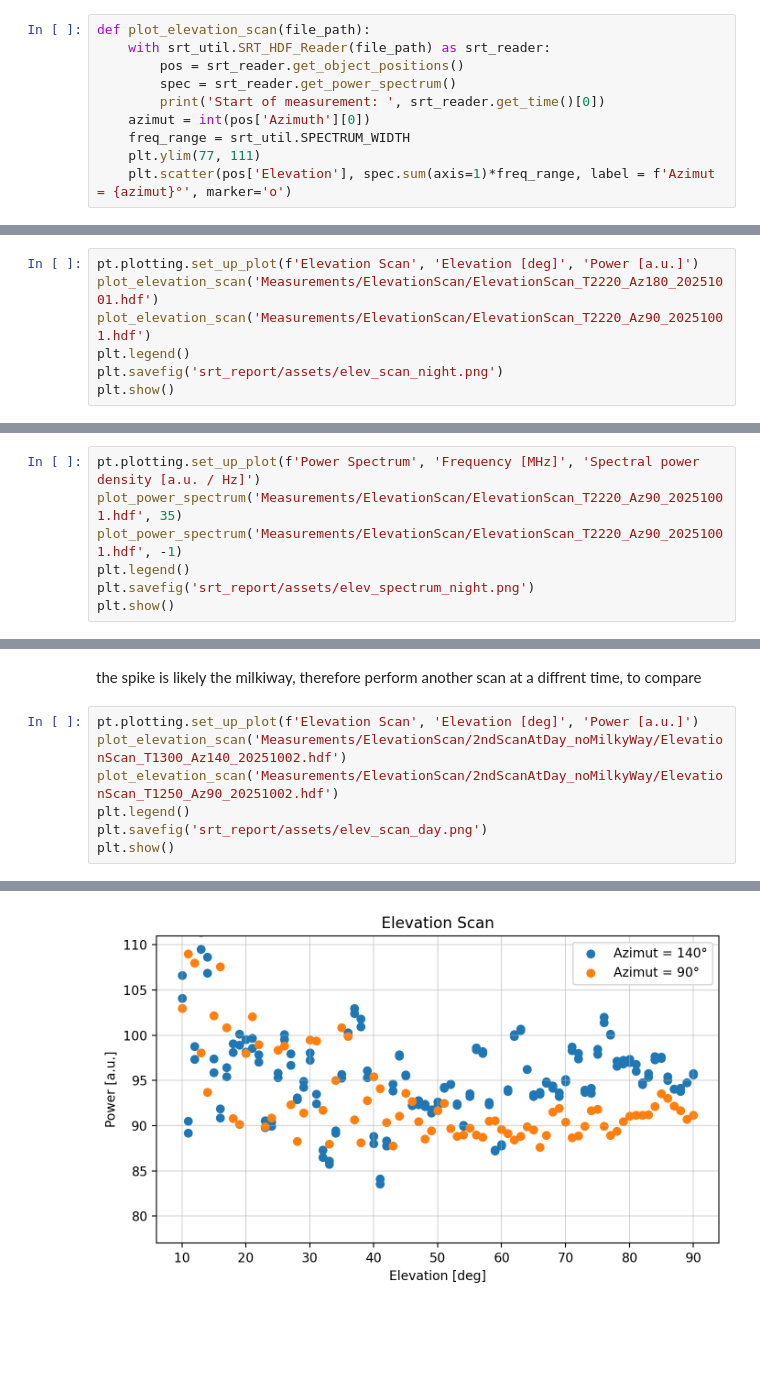
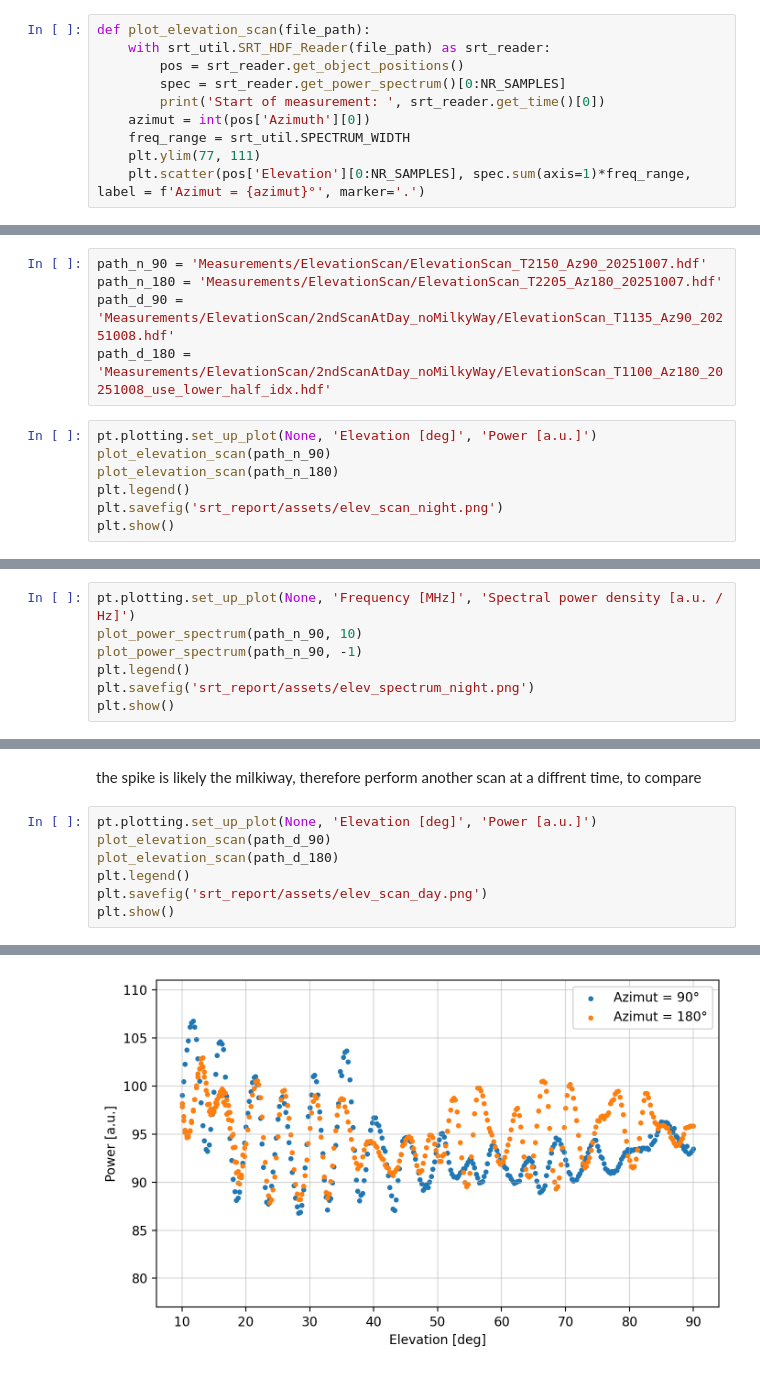
Before and after one commit to SecretGmG/lab, a Jupyter notebook: srt/elevation_scan.ipynb, the cells around one changed output, grey strips where cells are left out. Drawn from its saved outputs; the diff is of its cells as text; blank space fills up the shorter version.

```diff
--- a/srt/elevation_scan.ipynb
+++ b/srt/elevation_scan.ipynb
@@ -7,12 +9,12 @@ pt.plotting.set_theme()
 def plot_elevation_scan(file_path):
     with srt_util.SRT_HDF_Reader(file_path) as srt_reader:
         pos = srt_reader.get_object_positions()
-        spec = srt_reader.get_power_spectrum()
+        spec = srt_reader.get_power_spectrum()[0:NR_SAMPLES]
         print('Start of measurement: ', srt_reader.get_time()[0])
     azimut = int(pos['Azimuth'][0])
     freq_range = srt_util.SPECTRUM_WIDTH
     plt.ylim(77, 111)
-    plt.scatter(pos['Elevation'], spec.sum(axis=1)*freq_range, label = f'Azimut = {azimut}°', marker='o')
+    plt.scatter(pos['Elevation'][0:NR_SAMPLES], spec.sum(axis=1)*freq_range, label = f'Azimut = {azimut}°', marker='.')
 # %%
 def plot_power_spectrum(file_path: str, idx: int):
     with srt_util.SRT_HDF_Reader(file_path) as srt_reader:
@@ -22,10 +24,15 @@ def plot_power_spectrum(file_path: str, idx: int):
         plt.ylim(0.2e-7,1.65e-7)
         plt.plot(srt_util.SPECTROMETER_FREQUENCIES / 1e6, spec, label = f'Azimuth = {azimut}°, Elevation = {elevation}°')
         plt.xticks(srt_util.SPECTROMETER_TICKS / 1e6)
+# %%
+path_n_90 = 'Measurements/ElevationScan/ElevationScan_T2150_Az90_20251007.hdf'
+path_n_180 = 'Measurements/ElevationScan/ElevationScan_T2205_Az180_20251007.hdf'
+path_d_90 = 'Measurements/ElevationScan/2ndScanAtDay_noMilkyWay/ElevationScan_T1135_Az90_20251008.hdf'
+path_d_180 = 'Measurements/ElevationScan/2ndScanAtDay_noMilkyWay/ElevationScan_T1100_Az180_20251008_use_lower_half_idx.hdf'
 # %%
-pt.plotting.set_up_plot(f'Elevation Scan', 'Elevation [deg]', 'Power [a.u.]')
-plot_elevation_scan('Measurements/ElevationScan/ElevationScan_T2220_Az180_20251001.hdf')
-plot_elevation_scan('Measurements/ElevationScan/ElevationScan_T2220_Az90_20251001.hdf')
+pt.plotting.set_up_plot(None, 'Elevation [deg]', 'Power [a.u.]')
+plot_elevation_scan(path_n_90)
+plot_elevation_scan(path_n_180)
 plt.legend()
 plt.savefig('srt_report/assets/elev_scan_night.png')
 plt.show()
@@ -36,7 +43,7 @@ Start of measurement:  2025-10-01T20:23:33
 # %%
-pt.plotting.set_up_plot(f'Power Spectrum', 'Frequency [MHz]', 'Spectral power density [a.u. / Hz]')
-plot_power_spectrum('Measurements/ElevationScan/ElevationScan_T2220_Az90_20251001.hdf', 35)
-plot_power_spectrum('Measurements/ElevationScan/ElevationScan_T2220_Az90_20251001.hdf', -1)
+pt.plotting.set_up_plot(None, 'Frequency [MHz]', 'Spectral power density [a.u. / Hz]')
+plot_power_spectrum(path_n_90, 10)
+plot_power_spectrum(path_n_90, -1)
 plt.legend()
 plt.savefig('srt_report/assets/elev_spectrum_night.png')
 plt.show()
@@ -45,9 +52,9 @@ plt.show()
 # %% [markdown]
 the spike is likely the milkiway, therefore perform another scan at a diffrent time, to compare
 # %%
-pt.plotting.set_up_plot(f'Elevation Scan', 'Elevation [deg]', 'Power [a.u.]')
-plot_elevation_scan('Measurements/ElevationScan/2ndScanAtDay_noMilkyWay/ElevationScan_T1300_Az140_20251002.hdf')
-plot_elevation_scan('Measurements/ElevationScan/2ndScanAtDay_noMilkyWay/ElevationScan_T1250_Az90_20251002.hdf')
+pt.plotting.set_up_plot(None, 'Elevation [deg]', 'Power [a.u.]')
+plot_elevation_scan(path_d_90)
+plot_elevation_scan(path_d_180)
 plt.legend()
 plt.savefig('srt_report/assets/elev_scan_day.png')
 plt.show()
@@ -57,3 +64,3 @@ Start of measurement:  2025-10-02T10:51:30
-[figure, old version]
+[figure, new version]
 # %%
 pt.plotting.set_up_plot(f'Power Spectrum', 'Frequeny [MHz]', 'Spectral power density [a.u. / Hz]')
```
Also changed, not shown: parts of 5 cells of this notebook, 8 other files.
